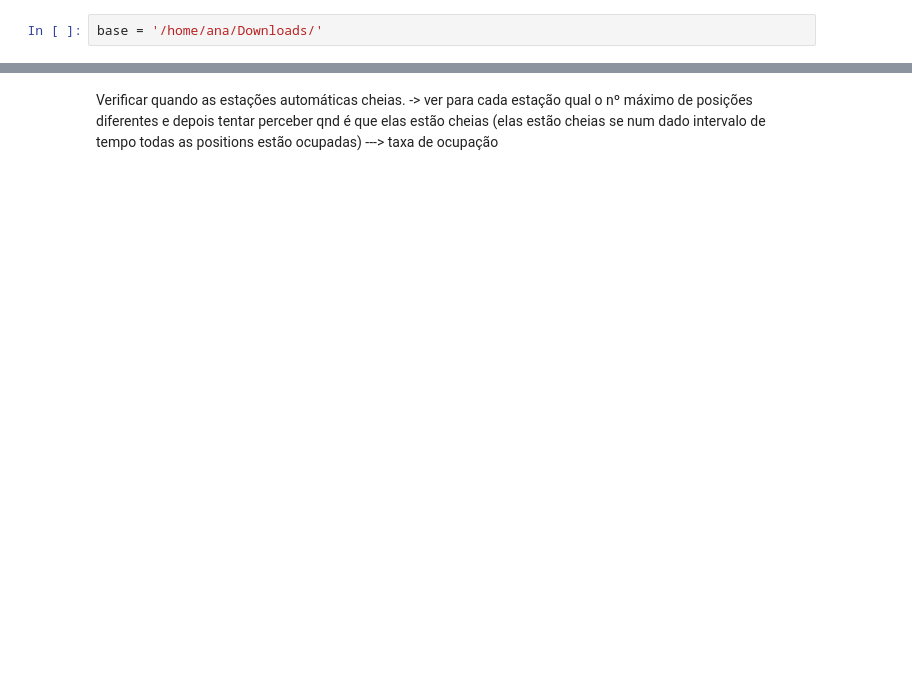
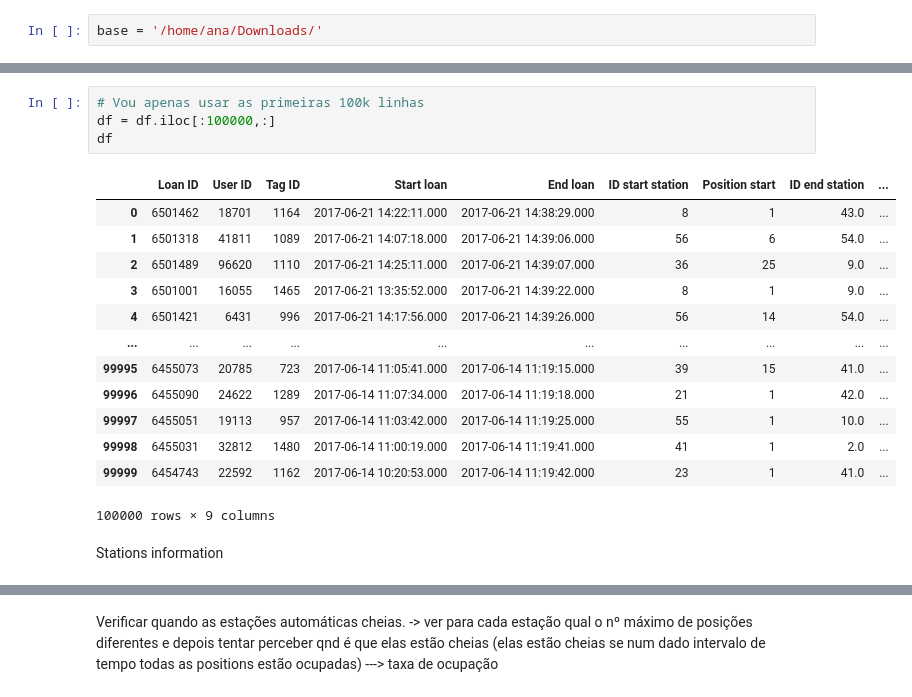
Before and after one commit to anafsa/ChildrenOfJupyter, a Jupyter notebook: Stage-3/EDA-Ana.ipynb, the cells around one changed output, grey strips where cells are left out. Saved outputs shown, nothing was run; the diff lists cells and outputs as text; blank space fills up the shorter version.

```diff
--- a/Stage-3/EDA-Ana.ipynb
+++ b/Stage-3/EDA-Ana.ipynb
@@ -43,0 +50,20 @@ df.head(50)
+# %%
+# Vou apenas usar as primeiras 100k linhas
+df = df.iloc[:100000,:]
+df
+# %% [output]
+|  | Loan ID | User ID | Tag ID | Start loan | End loan | ID start station | Position start | ID end station | ... |
+| 0 | 6501462 | 18701 | 1164 | 2017-06-21 14:22:11.000 | 2017-06-21 14:38:29.000 | 8 | 1 | 43.0 | ... |
+| 1 | 6501318 | 41811 | 1089 | 2017-06-21 14:07:18.000 | 2017-06-21 14:39:06.000 | 56 | 6 | 54.0 | ... |
+| 2 | 6501489 | 96620 | 1110 | 2017-06-21 14:25:11.000 | 2017-06-21 14:39:07.000 | 36 | 25 | 9.0 | ... |
+| 3 | 6501001 | 16055 | 1465 | 2017-06-21 13:35:52.000 | 2017-06-21 14:39:22.000 | 8 | 1 | 9.0 | ... |
+| 4 | 6501421 | 6431 | 996 | 2017-06-21 14:17:56.000 | 2017-06-21 14:39:26.000 | 56 | 14 | 54.0 | ... |
+| ... | ... | ... | ... | ... | ... | ... | ... | ... | ... |
+| 99995 | 6455073 | 20785 | 723 | 2017-06-14 11:05:41.000 | 2017-06-14 11:19:15.000 | 39 | 15 | 41.0 | ... |
+| 99996 | 6455090 | 24622 | 1289 | 2017-06-14 11:07:34.000 | 2017-06-14 11:19:18.000 | 21 | 1 | 42.0 | ... |
+| 99997 | 6455051 | 19113 | 957 | 2017-06-14 11:03:42.000 | 2017-06-14 11:19:25.000 | 55 | 1 | 10.0 | ... |
+| 99998 | 6455031 | 32812 | 1480 | 2017-06-14 11:00:19.000 | 2017-06-14 11:19:41.000 | 41 | 1 | 2.0 | ... |
+| 99999 | 6454743 | 22592 | 1162 | 2017-06-14 10:20:53.000 | 2017-06-14 11:19:42.000 | 23 | 1 | 41.0 | ... |
+100000 rows × 9 columns
+# %% [markdown]
+Stations information
```
Also changed, not shown: parts of 35 cells of this notebook.
